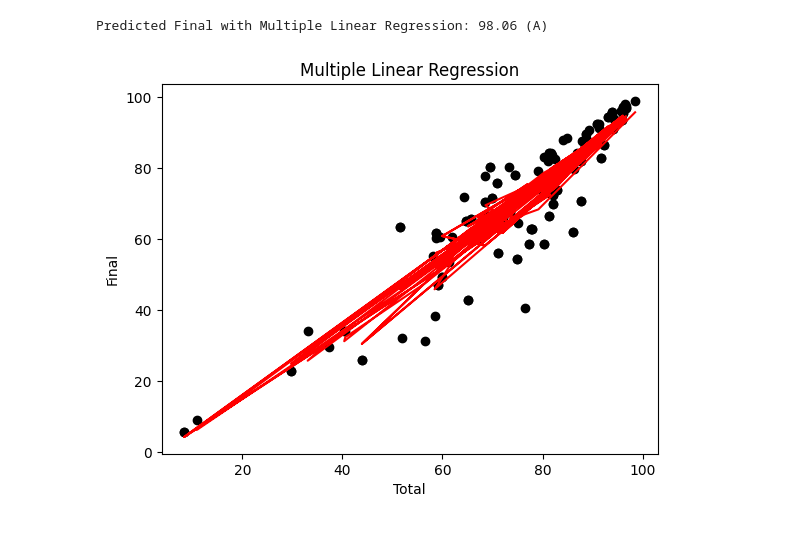
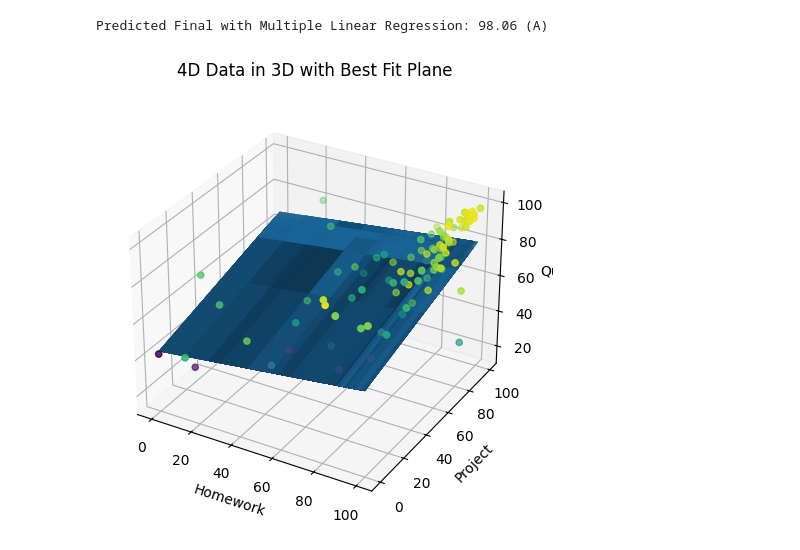
Before and after one commit to Wushington/AI-Research-Project, a Jupyter notebook: testingMultiFt.ipynb, the cells around one changed output. Saved outputs shown, nothing was run; the diff lists cells and outputs as text; code cells hidden in the pictures.

Commit message:
Trying to plot as 3d with plane
Since we have 4 features, plot must be 4d but we can't visualize that

```diff
--- a/testingMultiFt.ipynb
+++ b/testingMultiFt.ipynb
@@ -85,13 +124,23 @@ grade = 'A' if final >= 90 else 'B' if final >= 80 else 'C' if final >= 70 else
 print(f'\nPredicted Final with Multiple Linear Regression: {final:.2f} ({grade})')
 # %% [output]
 Predicted Final with Multiple Linear Regression: 98.06 (A)
-# %%
-# Plot Line of Best Fit
-plt.scatter(data['Total'], y, color='black')
-plt.plot(data['Total'], B[0] + B[1] * data['Homework'] + B[2] * data['Project'] + B[3] * data['Quiz'] + B[4] * data['Exam'], color='red')
-plt.title('Multiple Linear Regression')
-plt.xlabel('Total')
-plt.ylabel('Final')
-plt.show()
-# %% [output]
-[figure, removed]
+# %%
+# Plot 4D Data in 3D
+fig = plt.figure()
+ax = fig.add_subplot(111, projection='3d')
+ax.scatter3D(features['Homework'], features['Project'], features['Quiz'], c=features['Exam'], cmap='viridis')
+ax.set_xlabel('Homework')
+ax.set_ylabel('Project')
+ax.set_zlabel('Quiz')
+
+# Best Fit Plane
+xx, yy = np.meshgrid(features['Homework'], features['Project'])
+zz = B[0] + B[1]*xx + B[2]*yy + B[3]*features['Quiz'].mean() + B[4]*features['Exam'].mean()
+ax.plot_surface(xx, yy, zz, alpha=0.5)
+
+# Plot the Predicted Point
+fig.suptitle('4D Data in 3D with Best Fit Plane')
+fig.tight_layout()
+plt.show()
+# %% [output]
+[figure, added]
```
Also changed, not shown: parts of 3 cells of this notebook.
